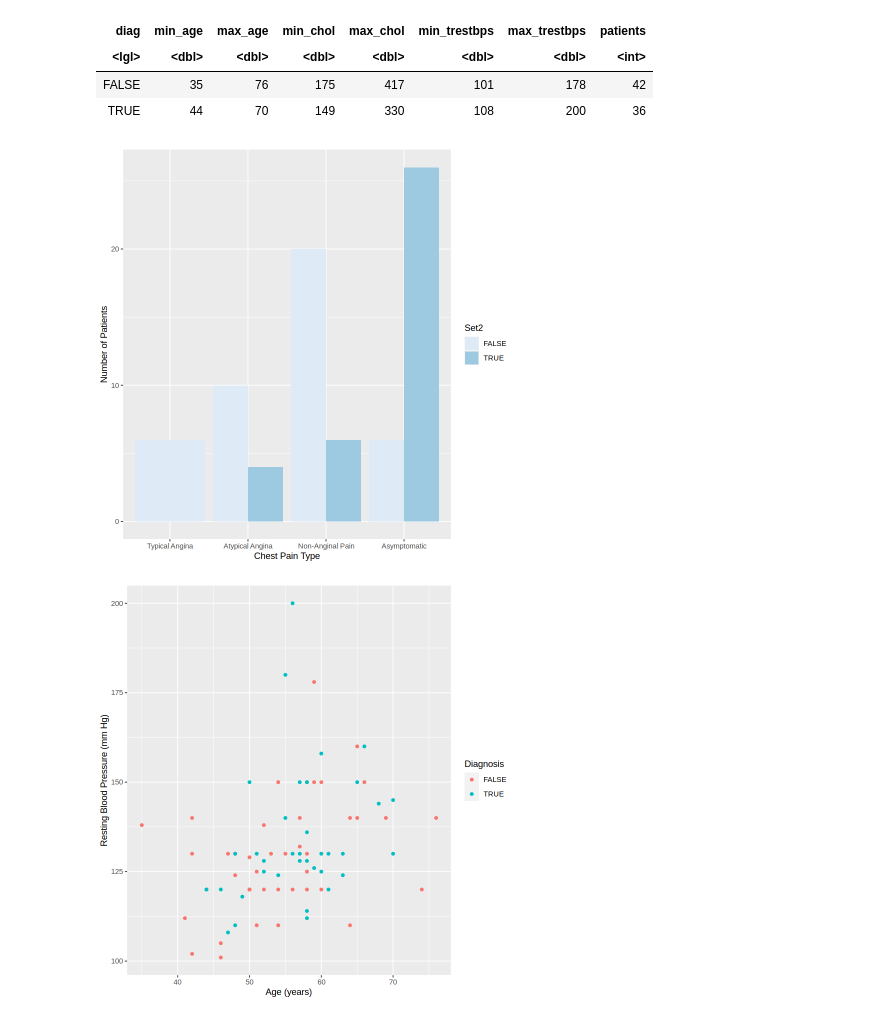
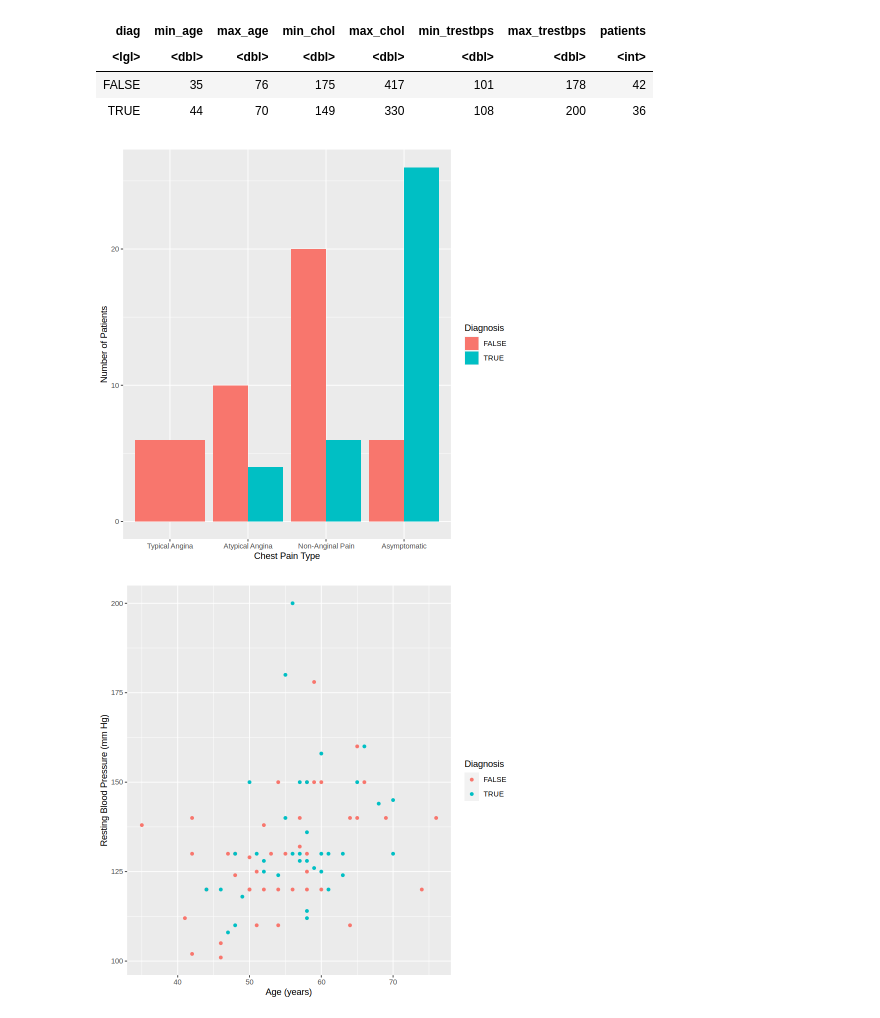
Before and after one commit to byuly/dsci-100-group-project, a Jupyter notebook: group_project_proposal.ipynb, the cells around one changed output. Cells and saved outputs as stored; diff of their text form; code cells hidden in the pictures.

Commit message:
changed color for bar graph

```diff
--- a/group_project_proposal.ipynb
+++ b/group_project_proposal.ipynb
@@ -99,20 +100,20 @@ A tibble: 2 × 8
 # %%
 chest_pain_plot<- ggplot(cleveland_training, aes(x = cp, fill = diag)) +
                  geom_bar(position = "dodge") +
                  labs(x = "Chest Pain Type", y = "Number of Patients", fill = "Diagnosis") +
-                 scale_fill_brewer("Set2")
+                 scale_color_brewer("Set2")
 resting_age_plot <- ggplot(cleveland_training, aes(x = age, y = trestbps, color = diag)) +
                  geom_point(stat= "identity") +
                   labs(x = "Age (years)", y = "Resting Blood Pressure (mm Hg)", color = "Diagnosis")  +
                  scale_fill_brewer("Set2")
 cholestrol_age_plot <- ggplot(cleveland_training, aes(x = age, y = chol, color = diag)) +
                  geom_point(stat= "identity") +
                   labs(x = "Age (years)", y = "Cholesterol (mg/dl)", color = "Diagnosis")  +
                  scale_fill_brewer("Set2")
 chest_pain_plot
 resting_age_plot
 cholestrol_age_plot
 # %% [output]
-[figure, old version]
+[figure, new version]
 [figure]
 [figure]
```
Also changed, not shown: parts of 1 cell of this notebook.
